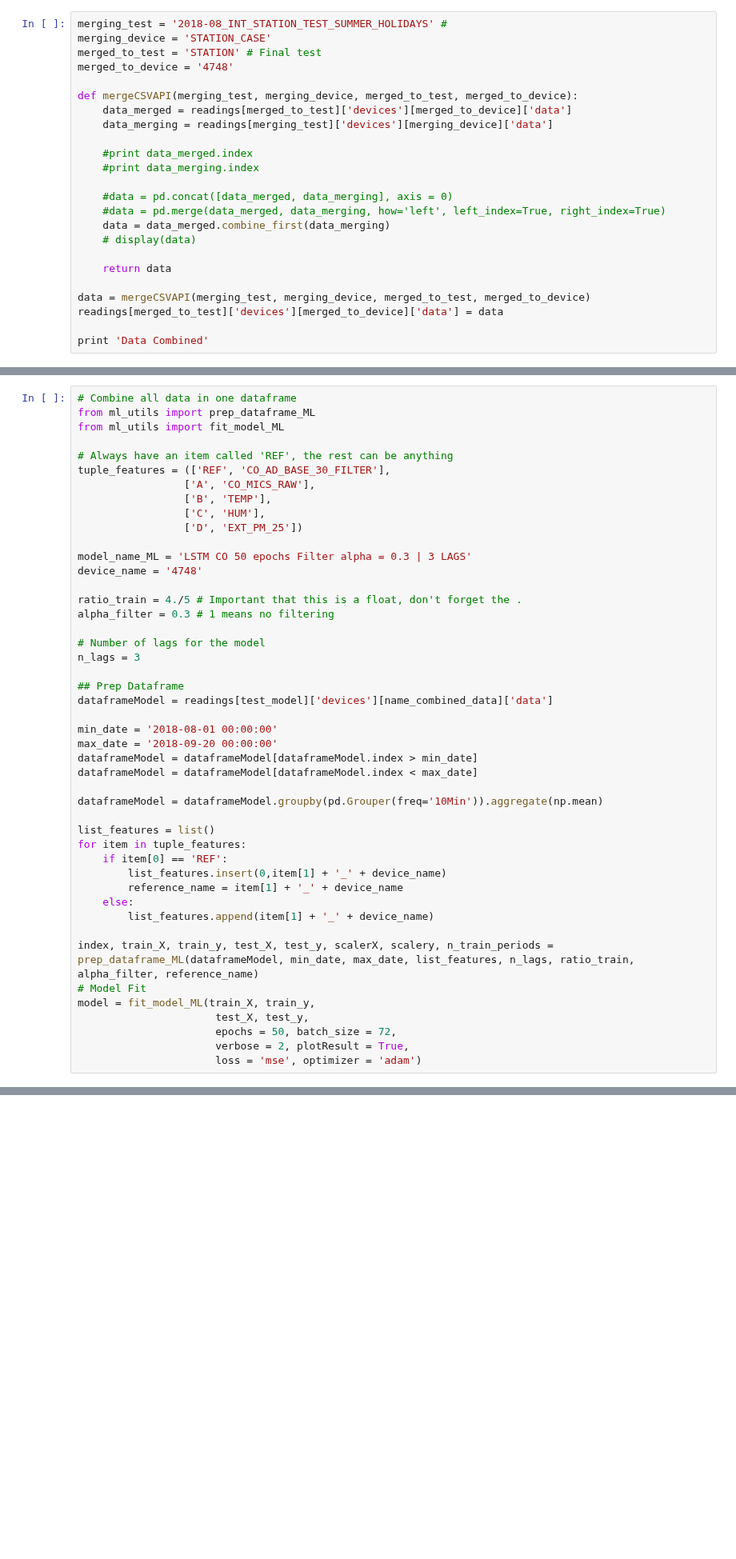
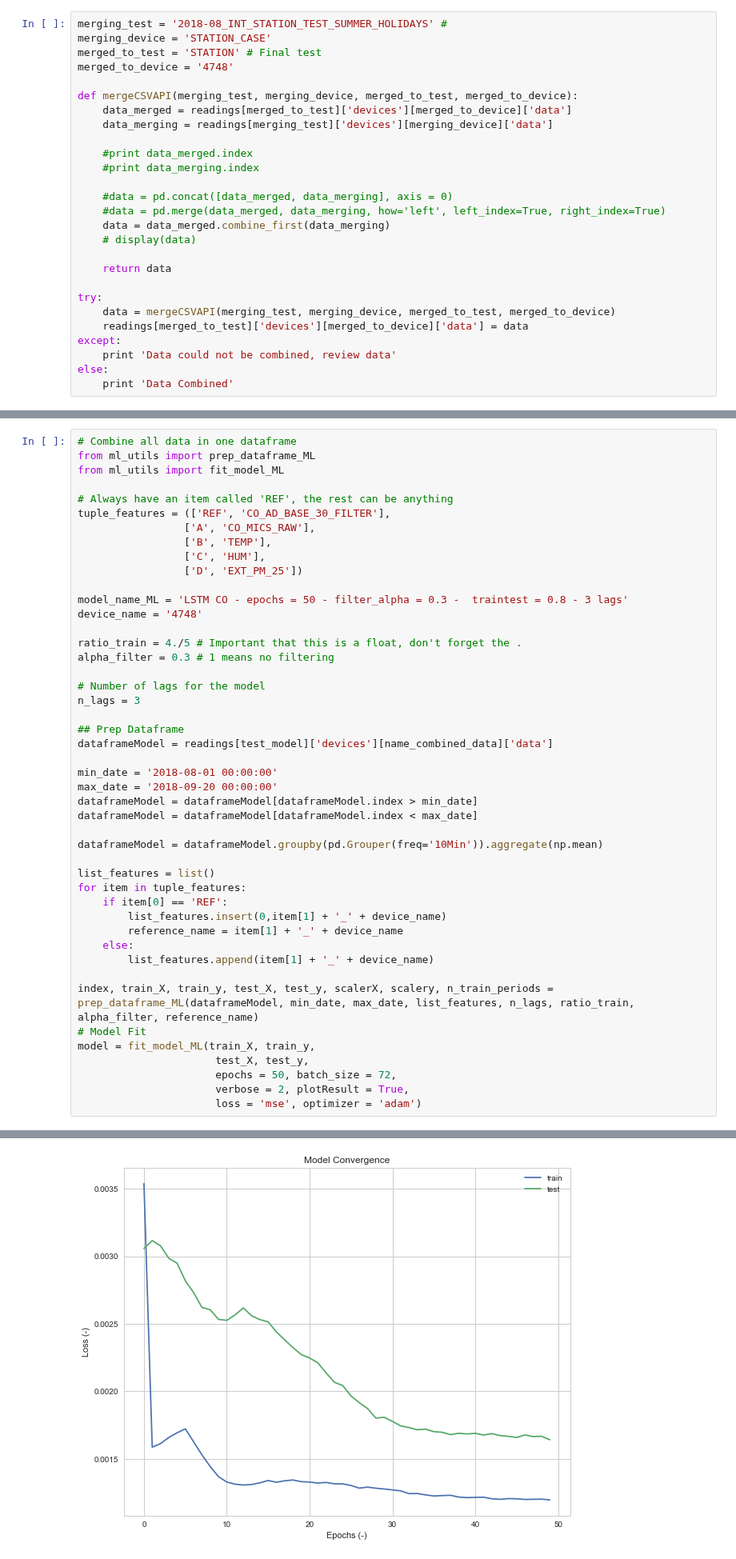
Before and after one commit to fablabbcn/smartcitizen-data, a Jupyter notebook: notebooks/Data-Analysis.ipynb, the cells around one changed output, grey strips where cells are left out. Shown at 80% size. Cells and saved outputs as stored; diff of their text form; blank space fills up the shorter version.

```diff
--- a/notebooks/Data-Analysis.ipynb
+++ b/notebooks/Data-Analysis.ipynb
@@ -204,7 +212,10 @@ def mergeCSVAPI(merging_test, merging_device, merged_to_test, merged_to_device):
 
     return data
 
-data = mergeCSVAPI(merging_test, merging_device, merged_to_test, merged_to_device)
-readings[merged_to_test]['devices'][merged_to_device]['data'] = data
-
-print 'Data Combined'
+try:
+    data = mergeCSVAPI(merging_test, merging_device, merged_to_test, merged_to_device)
+    readings[merged_to_test]['devices'][merged_to_device]['data'] = data
+except:
+    print 'Data could not be combined, review data'
+else:
+    print 'Data Combined'
@@ -1862,7 +1953,7 @@ tuple_features = (['REF', 'CO_AD_BASE_30_FILTER'],
                  ['C', 'HUM'],
                  ['D', 'EXT_PM_25'])
 
-model_name_ML = 'LSTM CO 50 epochs Filter alpha = 0.3 | 3 LAGS'
+model_name_ML = 'LSTM CO - epochs = 50 - filter_alpha = 0.3 -  traintest = 0.8 - 3 lags'
 device_name = '4748'
 
 ratio_train = 4./5 # Important that this is a float, don't forget the .
@@ -1896,3 +1987,4 @@ model = fit_model_ML(train_X, train_y,
                       epochs = 50, batch_size = 72,
                       verbose = 2, plotResult = True,
                       loss = 'mse', optimizer = 'adam')
+# %% [output]
@@ -1899,3 +2014,4 @@ model = fit_model_ML(train_X, train_y,
+[figure, added]
 # %% [markdown]
 ### Model prediction
 # %%
```
Also changed, not shown: parts of 22 cells of this notebook, 1 other file.
